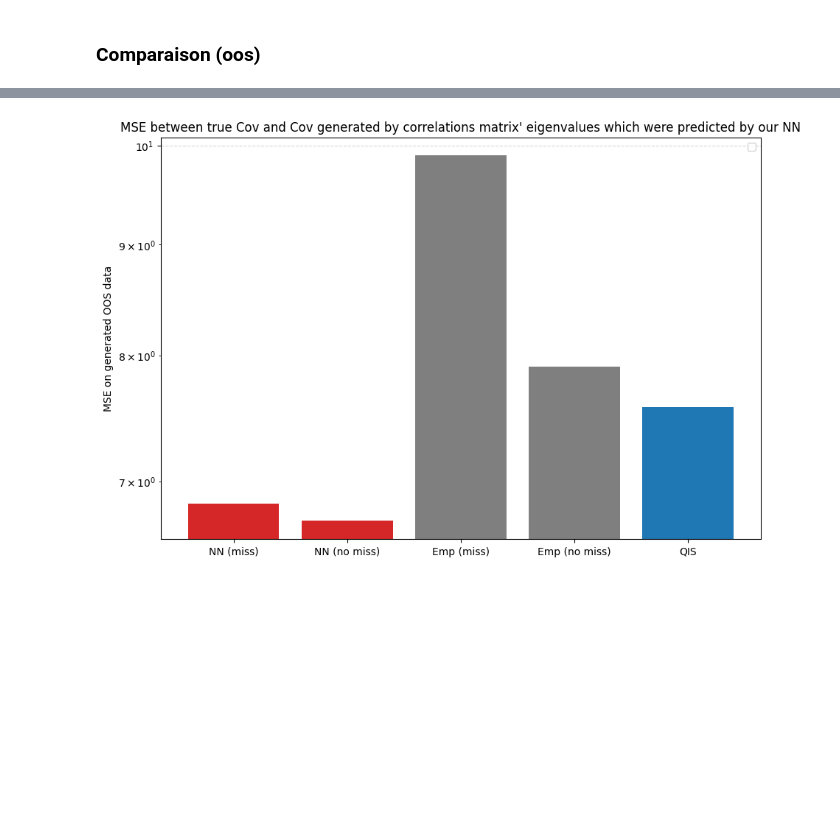
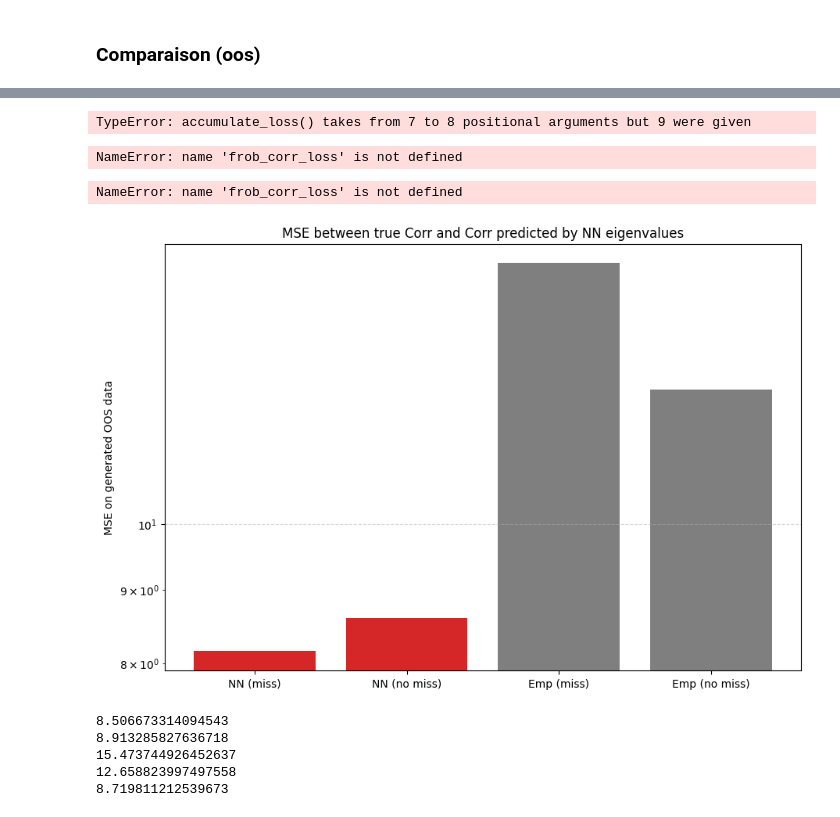
Before and after one commit to Armanddevacc/covariance-cleaning-nn, a Jupyter notebook: tf_NN_generated_data.ipynb, the cells around one changed output, grey strips where cells are left out. Drawn from its saved outputs; the diff is of its cells as text; code cells hidden in the pictures; blank space fills up the shorter version.

Commit message:
simulation on scaled frob from LW

```diff
--- a/tf_NN_generated_data.ipynb
+++ b/tf_NN_generated_data.ipynb
@@ -76,2 +77,7 @@ plt.show()
+# %%
+dummy_input = tf.random.normal((1, 100, 6))  # adapt shape
+model_generated_data(dummy_input)
+
+model_generated_data.load_weights("models/bigru_weights_froloss.weights.h5")
 # %% [markdown]
 ### Comparaison (oos)
@@ -224,15 +84,50 @@ MSE Sigma QIS :                    7.574696
-# %%
-labels = ['NN (miss)', 'NN (no miss)', 'Emp (miss)', 'Emp (no miss)', 'QIS']# 'projected Em (miss)' 'projected Em (no miss)']
-values = [fro_Sigma_pred_miss.numpy(), fro_Sigma_pred_no_miss.numpy(), fro_Sigma_emp_miss.numpy(), fro_Sigma_emp_no_miss.numpy(), fro_Sigma_QIS.numpy()]# fro_Sigma_near_miss.item(), fro_Sigma_near_no_miss.item()]
-colors = ['tab:red','tab:red','tab:gray','tab:gray', 'tab:blue']#,, 'tab:gray''tab:gray']
-
-plt.figure(figsize=(9,6), constrained_layout=True)
-plt.bar(labels, values, color=colors)
-plt.yscale('log')
-plt.ylabel('MSE on generated OOS data')
-plt.title("MSE between true Cov and Cov generated by correlations matrix' eigenvalues which were predicted by our NN")
-plt.grid(axis='y', ls='--', alpha=.5)
-plt.legend()
-plt.show()
-# %% [output]
-[figure, removed]
+# %%
+batch_size_oos = 50
+accumulate_step = 500
+# %%
+frob_corr_loss, frob_cov_loss = accumulate_loss(model_generated_data, accumulate_step, T_min, T_max, N_min, N_max, tf_data_generator, tf_loss_function_mat, batch_size_oos)
+# %% [output]
+TypeError: accumulate_loss() takes from 7 to 8 positional arguments but 9 were given
+# %%
+frob_corr_loss.shape
+# %% [output]
+NameError: name 'frob_corr_loss' is not defined
+# %%
+print(frob_corr_loss[:,0].mean())
+print(frob_corr_loss[:,1].mean())
+print(frob_corr_loss[:,2].mean())
+print(frob_corr_loss[:,3].mean())
+# %% [output]
+NameError: name 'frob_corr_loss' is not defined
+# %%
+labels = ['NN (miss)', 'NN (no miss)', 'Emp (miss)', 'Emp (no miss)']
+values = [
+    frob_corr_loss[:,0].mean(),
+    frob_corr_loss[:,1].mean(),
+    frob_corr_loss[:,2].mean(),
+    frob_corr_loss[:,3].mean(),
+]
+
+colors = ['tab:red','tab:red','tab:gray','tab:gray']
+
+plt.figure(figsize=(9,6), constrained_layout=True)
+plt.bar(labels, values, color=colors)
+plt.yscale('log')
+plt.ylabel('MSE on generated OOS data')
+plt.title("MSE between true Corr and Corr predicted by NN eigenvalues")
+plt.grid(axis='y', ls='--', alpha=.5)
+plt.show()
+# %% [output]
+[figure, added]
+# %%
+print(frob_cov_loss[:,0].mean())
+print(frob_cov_loss[:,1].mean())
+print(frob_cov_loss[:,2].mean())
+print(frob_cov_loss[:,3].mean())
+print(frob_cov_loss[:,4].mean())
+# %% [output]
+8.506673314094543
+8.913285827636718
+15.473744926452637
+12.658823997497558
+8.719811212539673
```
Also changed, not shown: parts of 50 cells of this notebook, 3 other files.
